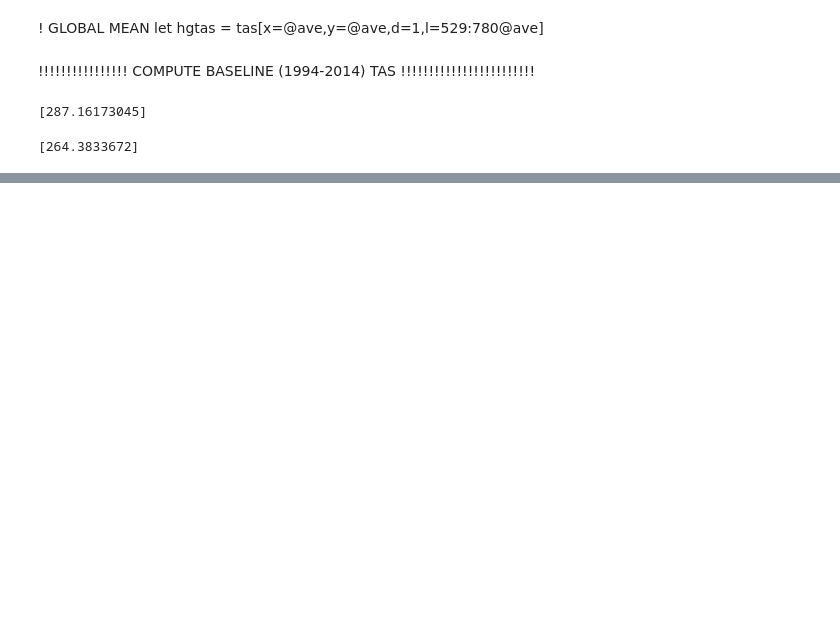
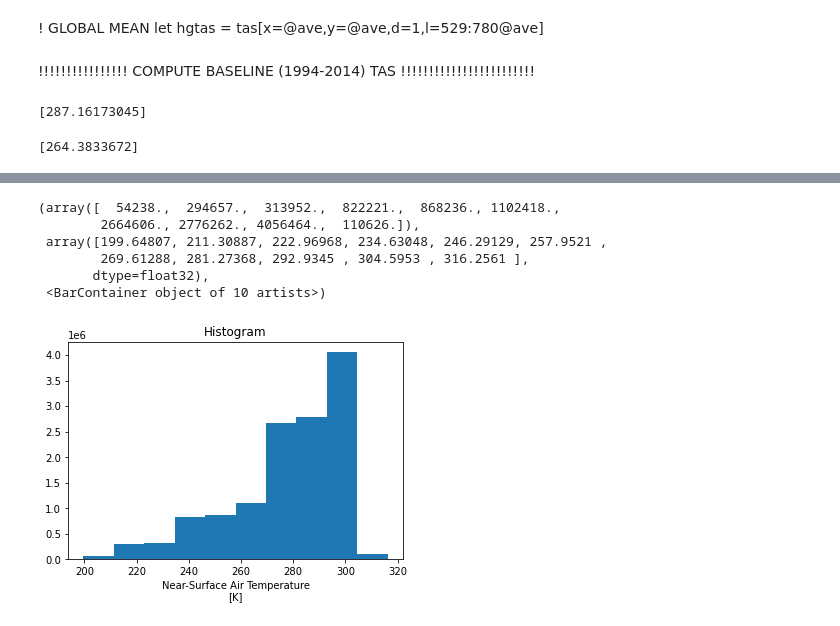
Before and after one commit to aradhakrishnanGFDL/gfdl-aws-analysis, a Jupyter notebook: examples/intake-esm-s3-nc-simple-access.ipynb, the cells around one changed output, grey strips where cells are left out. Cells and saved outputs as stored; diff of their text form; code cells hidden in the pictures; blank space fills up the shorter version.

```diff
--- a/examples/intake-esm-s3-nc-simple-access.ipynb
+++ b/examples/intake-esm-s3-nc-simple-access.ipynb
@@ -150,0 +148,11 @@ print(hatas)#hatas 264.5 from Ferret
+# %%
+hgtas_hist = tas.sel(time=slice("1994", "2014"))
+hgtas_hist.plot()
+# %% [output]
+(array([  54238.,  294657.,  313952.,  822221.,  868236., 1102418.,
+        2664606., 2776262., 4056464.,  110626.]),
+ array([199.64807, 211.30887, 222.96968, 234.63048, 246.29129, 257.9521 ,
+        269.61288, 281.27368, 292.9345 , 304.5953 , 316.2561 ],
+       dtype=float32),
+ <BarContainer object of 10 artists>)
+[figure, added]
```
Also changed, not shown: parts of 15 cells of this notebook.
